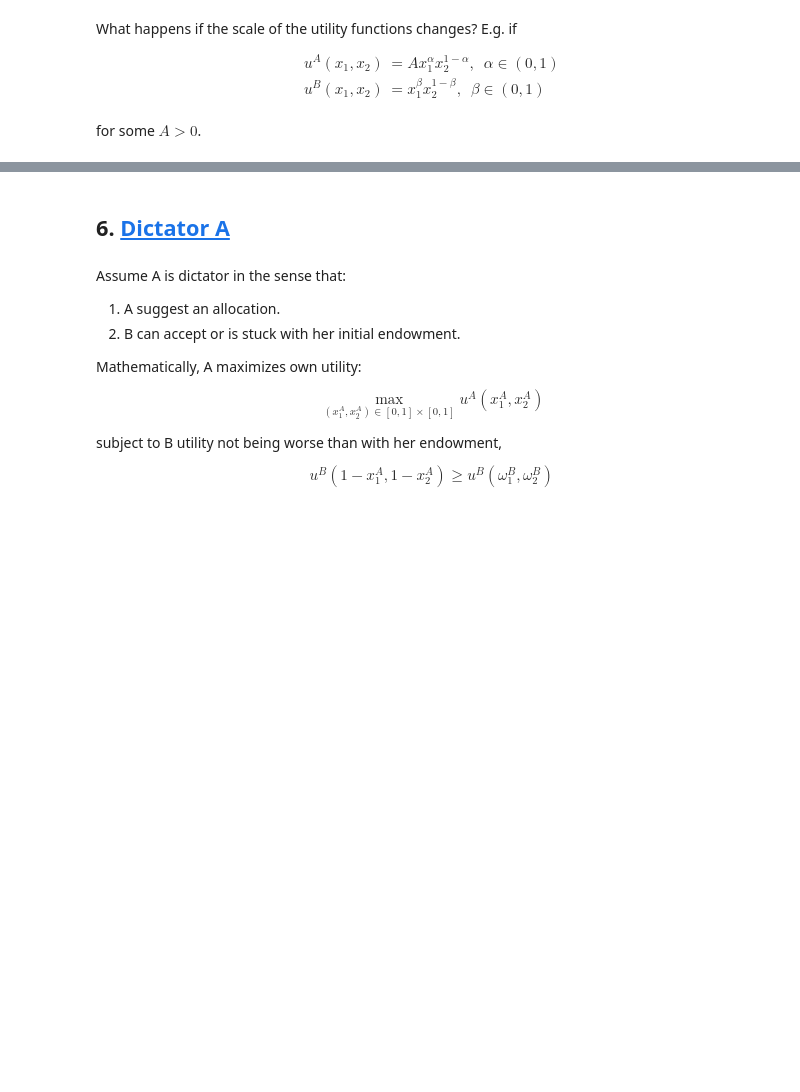
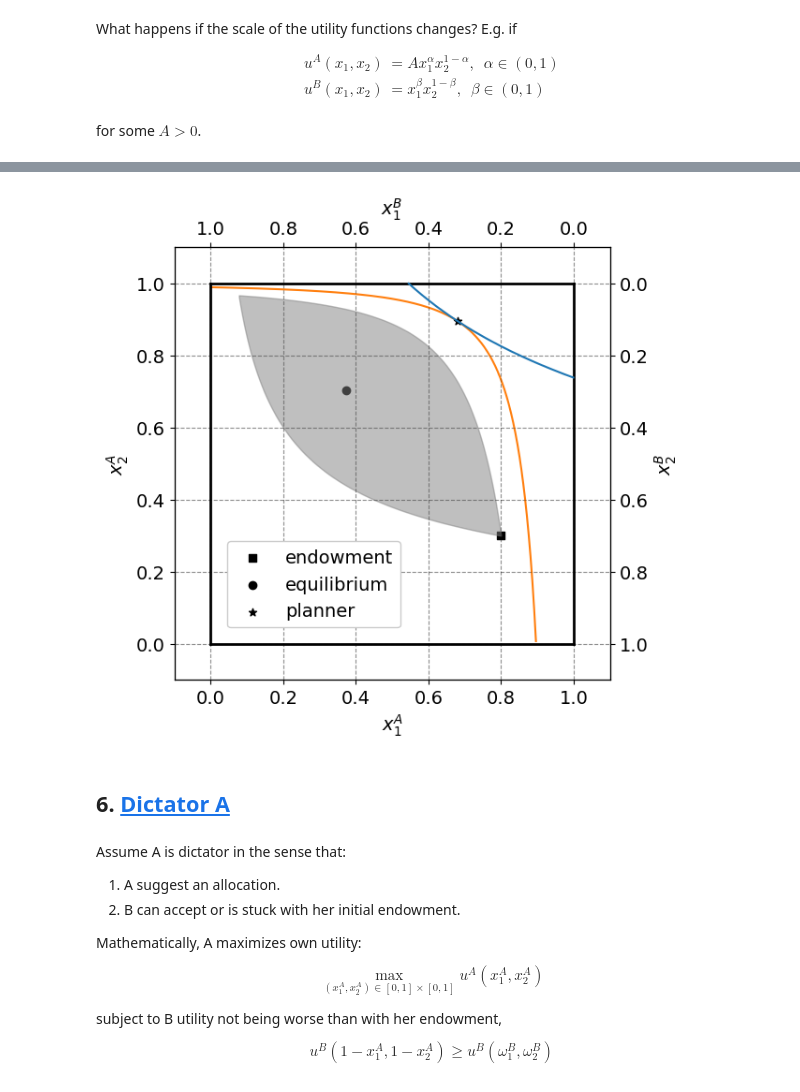
Before and after one commit to NumEconCopenhagen/ProgEcon-lectures, a Jupyter notebook: 10_Walras/01_Exchange/ExchangeEconomy.ipynb, the cells around one changed output, grey strips where cells are left out. Drawn from its saved outputs; the diff is of its cells as text; code cells hidden in the pictures; blank space fills up the shorter version.

```diff
--- a/10_Walras/01_Exchange/ExchangeEconomy.ipynb
+++ b/10_Walras/01_Exchange/ExchangeEconomy.ipynb
@@ -293,3 +295,9 @@ u^{B}(x_{1},x_{2})	&= x_{1}^{\beta}x_{2}^{1-\beta},\,\,\,\beta\in(0,1) \\
 $$
 
 for some $A > 0$.
+# %%
+model_alt = ExchangeEconomyModelClass()
+model_alt.par.A = 1.15
+model_alt.solve_walras(p_guess=p_guess,print_output=True)
+print('')
+model_alt.solve_social_planner()
@@ -296,3 +322,16 @@ for some $A > 0$.
+# %%
+fig,ax_A,ax_B = model_alt.create_edgeworthbox()
+
+ax_A.scatter(model_alt.par.w1A,model_alt.par.w2A,marker='s',color='black',label='endowment')
+ax_A.scatter(model_alt.sol.xA[0],model_alt.sol.xA[1],marker='o',color='black',label='equilibrium')
+ax_A.scatter(model_alt.sol.xA_planner[0],model_alt.sol.xA_planner[1],marker='*',color='black',label='planner')
+
+model_alt.indifference_curve_A(ax_A,model_alt.sol.xA_planner[0],model_alt.sol.xA_planner[1],color=colors[0])
+model_alt.indifference_curve_B(ax_B,1-model_alt.sol.xA_planner[0],1-model_alt.sol.xA_planner[1],color=colors[1])
+model_alt.plot_improvement_set(ax_A)
+model_alt.add_legend(ax_A,ax_B)
+# %% [output]
+[figure, added]
 # %% [markdown]
 ## 6. <a id='toc6_'></a>[Dictator A](#toc0_)
 # %% [markdown]
```
Also changed, not shown: parts of 10 cells of this notebook, 3 other files.
